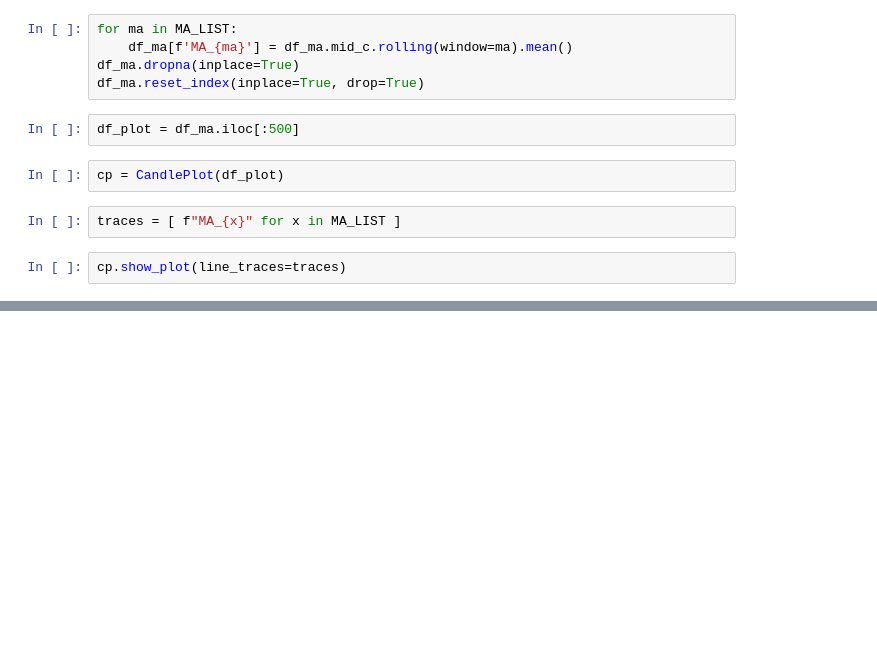
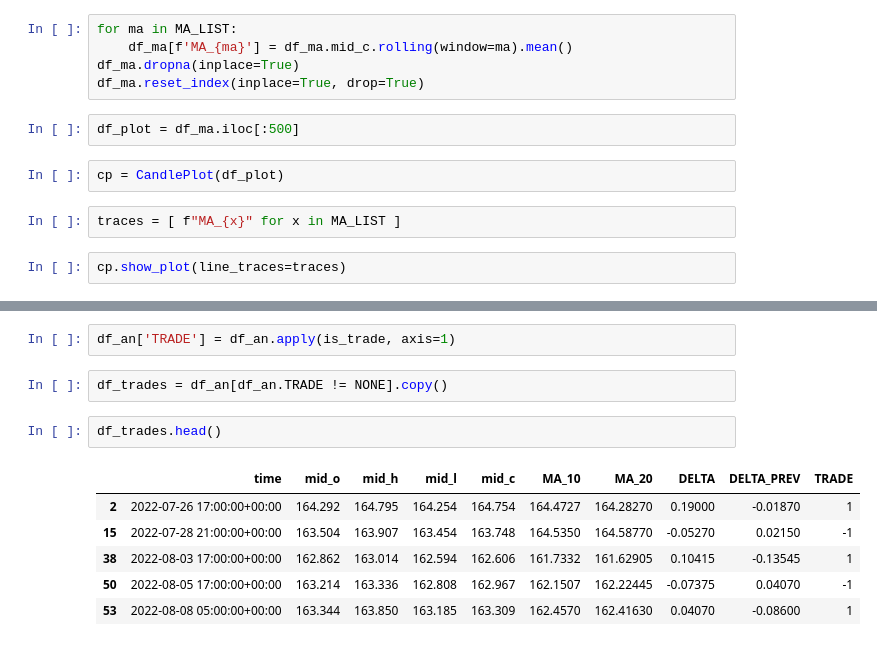
Before and after one commit to DevCielo/trading, a Jupyter notebook: exploration/ma_test.ipynb, the cells around one changed output, grey strips where cells are left out. Cells and saved outputs as stored; diff of their text form; blank space fills up the shorter version.

```diff
--- a/exploration/ma_test.ipynb
+++ b/exploration/ma_test.ipynb
@@ -54,0 +71,13 @@ cp.show_plot(line_traces=traces)
+# %%
+df_an['TRADE'] = df_an.apply(is_trade, axis=1)
+# %%
+df_trades = df_an[df_an.TRADE != NONE].copy()
+# %%
+df_trades.head()
+# %% [output]
+|  | time | mid_o | mid_h | mid_l | mid_c | MA_10 | MA_20 | DELTA | DELTA_PREV | TRADE |
+| 2 | 2022-07-26 17:00:00+00:00 | 164.292 | 164.795 | 164.254 | 164.754 | 164.4727 | 164.28270 | 0.19000 | -0.01870 | 1 |
+| 15 | 2022-07-28 21:00:00+00:00 | 163.504 | 163.907 | 163.454 | 163.748 | 164.5350 | 164.58770 | -0.05270 | 0.02150 | -1 |
+| 38 | 2022-08-03 17:00:00+00:00 | 162.862 | 163.014 | 162.594 | 162.606 | 161.7332 | 161.62905 | 0.10415 | -0.13545 | 1 |
+| 50 | 2022-08-05 17:00:00+00:00 | 163.214 | 163.336 | 162.808 | 162.967 | 162.1507 | 162.22445 | -0.07375 | 0.04070 | -1 |
+| 53 | 2022-08-08 05:00:00+00:00 | 163.344 | 163.850 | 163.185 | 163.309 | 162.4570 | 162.41630 | 0.04070 | -0.08600 | 1 |
```
Also changed, not shown: parts of 21 cells of this notebook, 3 other files.
